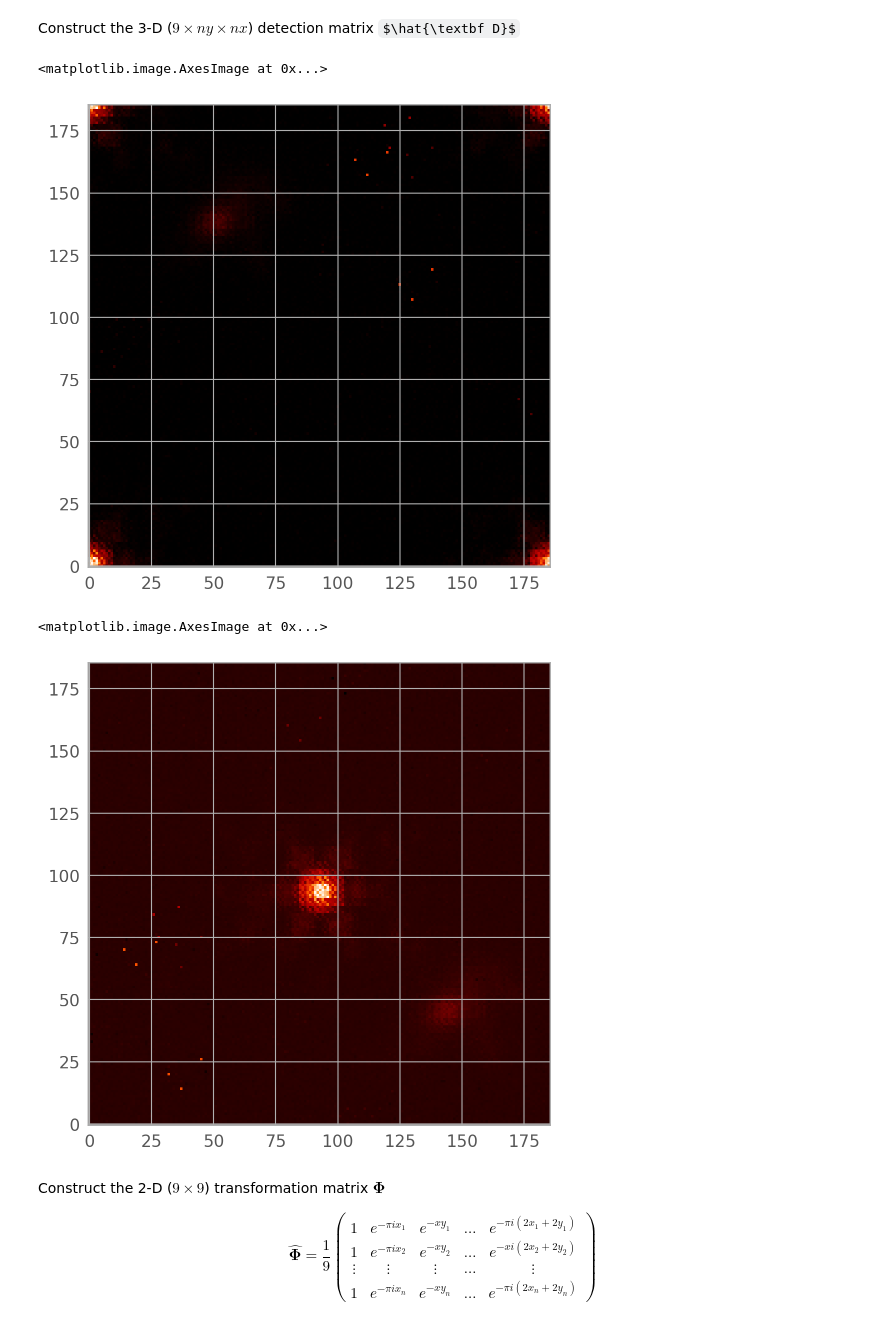
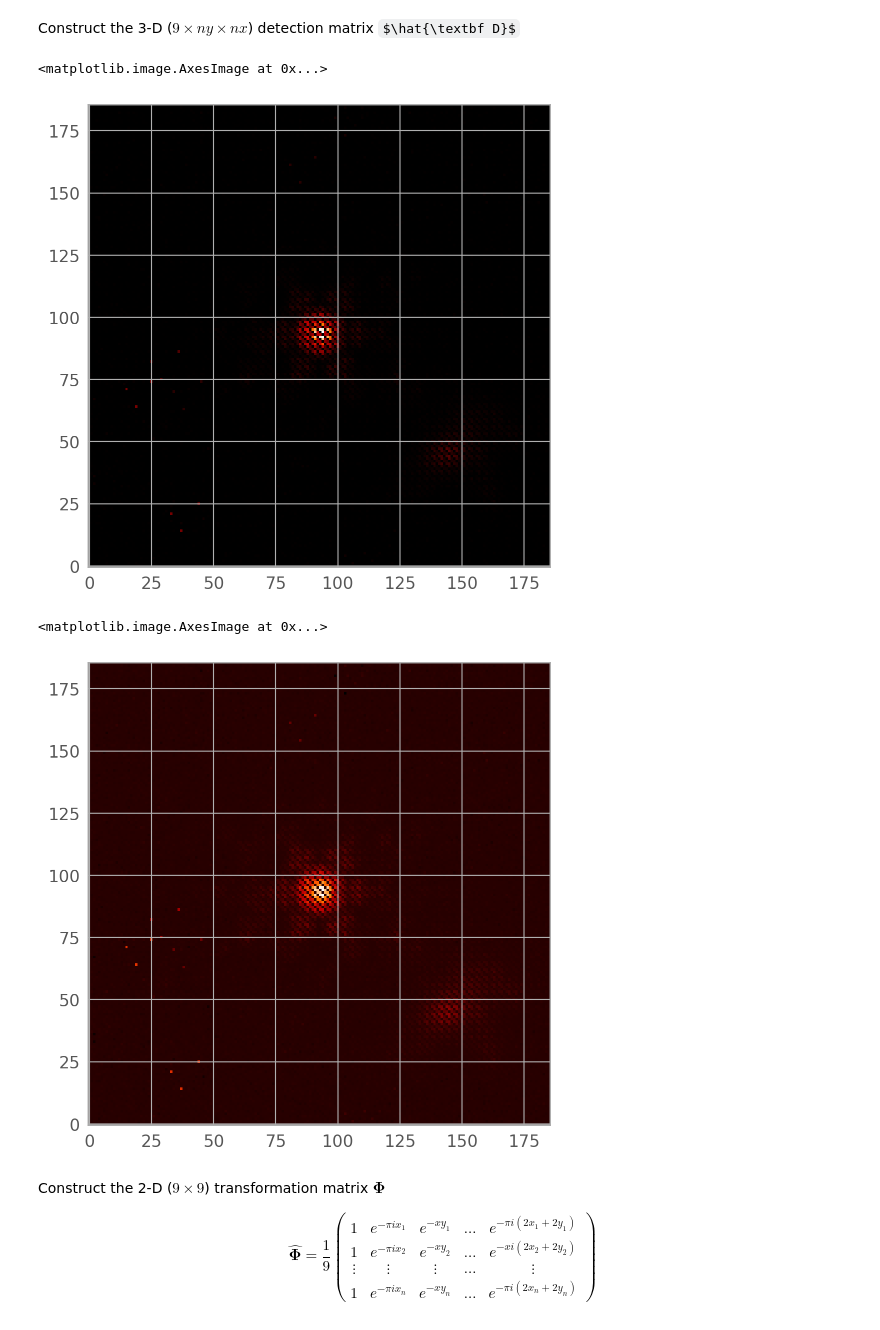
Before and after one commit to Chisen-Lupus/proper-dither, a Jupyter notebook: demo.ipynb, the cells around one changed output. Saved outputs shown, nothing was run; the diff lists cells and outputs as text; code cells hidden in the pictures; some formulas as TeX source.

```diff
--- a/demo.ipynb
+++ b/demo.ipynb
@@ -381,6 +353,7 @@ Shift each image so that their center differences are within 1 pixel
 enlarge images
 # %%
 factor = 3
+N_image = len(orig_atlas)
 nx0, ny0 = orig_atlas[0].shape
 nx = nx0*factor
 ny = ny0*factor
@@ -395,8 +368,8 @@ for data in orig_atlas:
 # %% [markdown]
 Construct the 3-D ($9\times ny \times nx$) detection matrix $\hat{\textbf D}$
 # %%
-# centroids_large = (centroids*factor).astype(np.int64)
-centroids_large = (centroids).astype(np.int64)*factor + np.array(np.meshgrid([0, 1, 2], [0, 1, 2])).reshape(2, 9).T
+centroids_large = (centroids*factor).astype(np.int64) - nx//2
+# centroids_large = (centroids).astype(np.int64)*factor + np.array(np.meshgrid([0, 1, 2], [0, 1, 2])).reshape(2, 9).T
 
 D_hat = []
 for i in range(9):
@@ -412,26 +385,24 @@ for i in range(9):
     D_hat.append(large_data_hat_shifted)
 D_hat = np.array(D_hat, dtype=large_data_hat.dtype)
 # %%
-
-plt.imshow(np.sum([np.arcsinh(norm(fft.ifft2(D_hat[i]))) for i in range(9)], axis=0))
+plt.imshow(np.sum([np.arcsinh(norm(fft.ifft2(D_hat[i]))) for i in range(N_image)], axis=0))
 # plt.imshow(np.arcsinh(fft.ifft2(D_hat[1])).real)
 # %% [output]
 <matplotlib.image.AxesImage at 0x...>
-[figure, old version]
+[figure, new version]
 # %%
 # centroids_naive = np.array(np.meshgrid([0, 1, 2], [0, 1, 2])).reshape(2, 9).T
 
 drizzled = np.zeros((nx, ny))
-for i in range(9):
+for i in range(N_image):
     large_data = large_atlas[i]
     dx = -centroids_large[i, 0]
     dy = -centroids_large[i, 1]
     drizzled += np.roll(np.roll(large_data, dx, axis=1), dy, axis=0)
-drizzled = np.roll(np.roll(drizzled, nx//2, axis=1), ny//2, axis=0)
 plt.imshow(np.arcsinh(drizzled))
 # %% [output]
 <matplotlib.image.AxesImage at 0x...>
-[figure, old version]
+[figure, new version]
 # %% [markdown]
 Construct the 2-D ($9\times9$) transformation matrix $\hat{\mathbf\Phi}$
 
```
Also changed, not shown: parts of 10 cells of this notebook.
